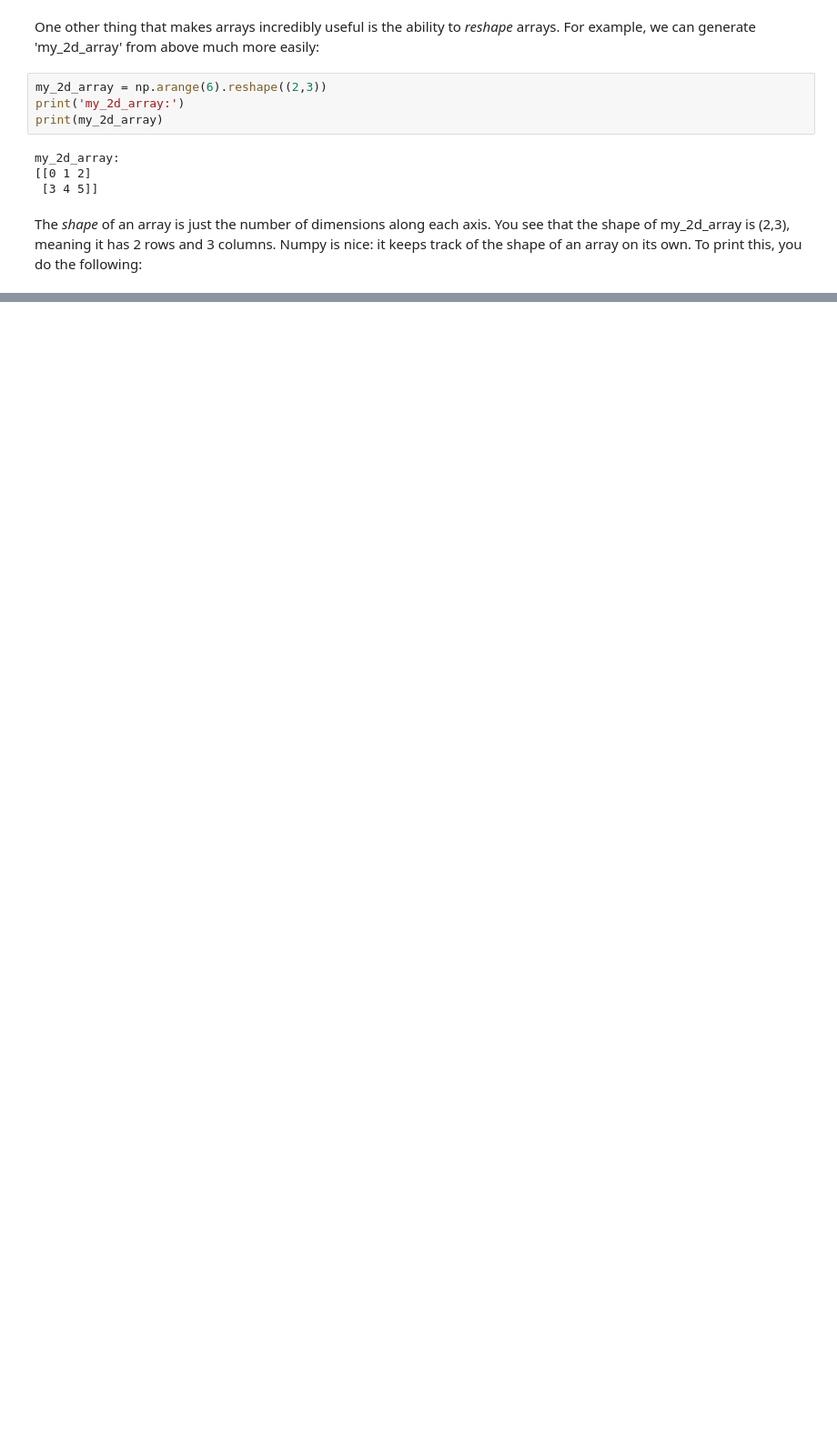
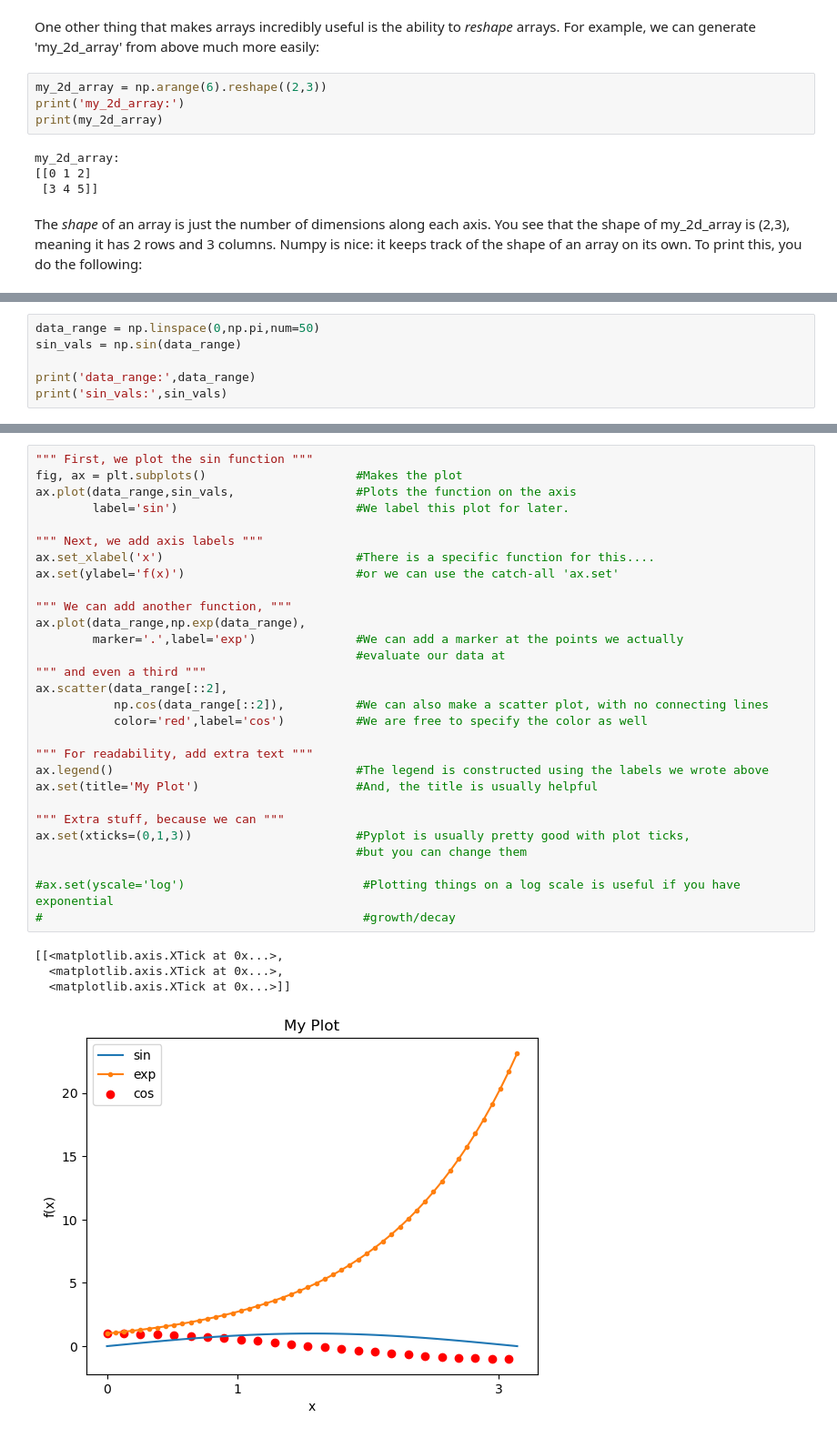
Before and after one commit to ascsn/online-guides, a Jupyter notebook: Python Packages.ipynb, the cells around one changed output, grey strips where cells are left out. Shown at 91% size. Drawn from its saved outputs; the diff is of its cells as text; blank space fills up the shorter version.

Commit message:
added some plotting, and some references to other python packages

```diff
--- a/Python Packages.ipynb
+++ b/Python Packages.ipynb
@@ -149,0 +184,6 @@ TODO: use np.sin, scipy.special.whatever, and so on. then use those in plots
+# %%
+data_range = np.linspace(0,np.pi,num=50)
+sin_vals = np.sin(data_range)
+
+print('data_range:',data_range)
+print('sin_vals:',sin_vals)
@@ -149,0 +212,34 @@ TODO: use np.sin, scipy.special.whatever, and so on. then use those in plots
+# %%
+""" First, we plot the sin function """
+fig, ax = plt.subplots()                     #Makes the plot
+ax.plot(data_range,sin_vals,                 #Plots the function on the axis
+        label='sin')                         #We label this plot for later.
+
+""" Next, we add axis labels """
+ax.set_xlabel('x')                           #There is a specific function for this....
+ax.set(ylabel='f(x)')                        #or we can use the catch-all 'ax.set'
+
+""" We can add another function, """
+ax.plot(data_range,np.exp(data_range),
+        marker='.',label='exp')              #We can add a marker at the points we actually
+                                             #evaluate our data at
+""" and even a third """
+ax.scatter(data_range[::2],
+           np.cos(data_range[::2]),          #We can also make a scatter plot, with no connecting lines
+           color='red',label='cos')          #We are free to specify the color as well
+
+""" For readability, add extra text """
+ax.legend()                                  #The legend is constructed using the labels we wrote above
+ax.set(title='My Plot')                      #And, the title is usually helpful
+
+""" Extra stuff, because we can """
+ax.set(xticks=(0,1,3))                       #Pyplot is usually pretty good with plot ticks,
+                                             #but you can change them
+
+#ax.set(yscale='log')                         #Plotting things on a log scale is useful if you have exponential
+#                                             #growth/decay
+# %% [output]
+[[<matplotlib.axis.XTick at 0x...>,
+  <matplotlib.axis.XTick at 0x...>,
+  <matplotlib.axis.XTick at 0x...>]]
+[figure, added]
```
Also changed, not shown: parts of 39 cells of this notebook.
